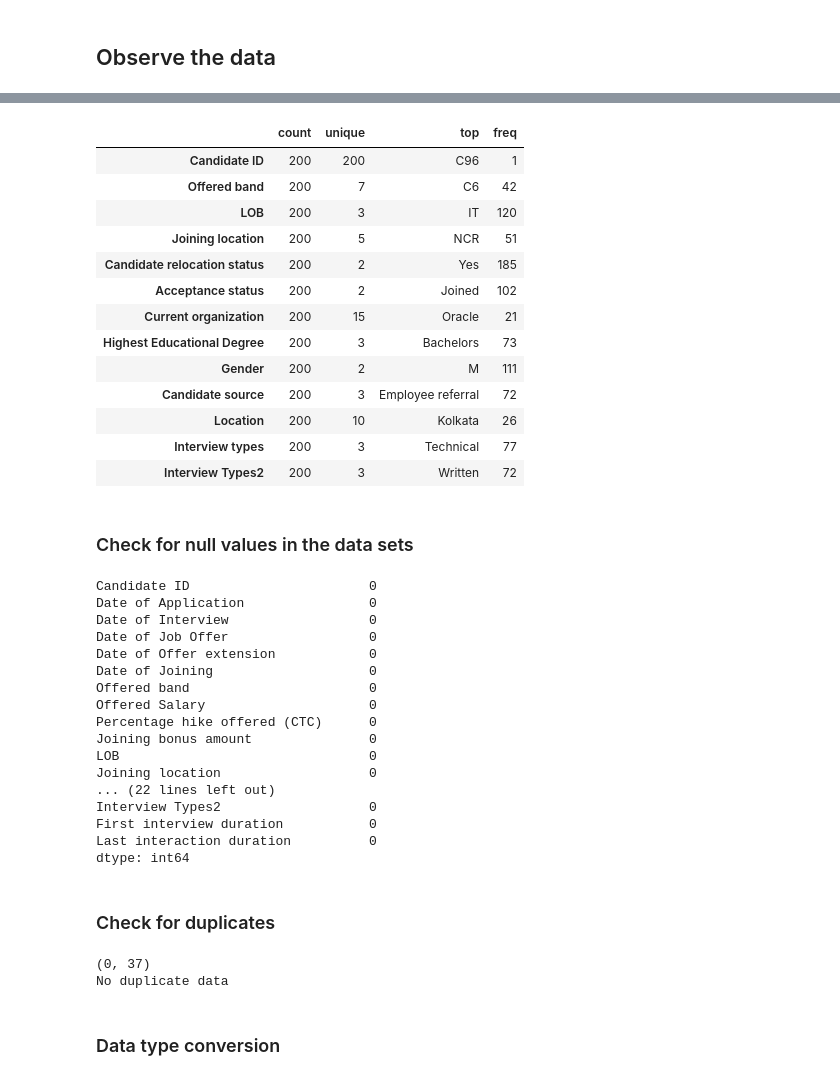
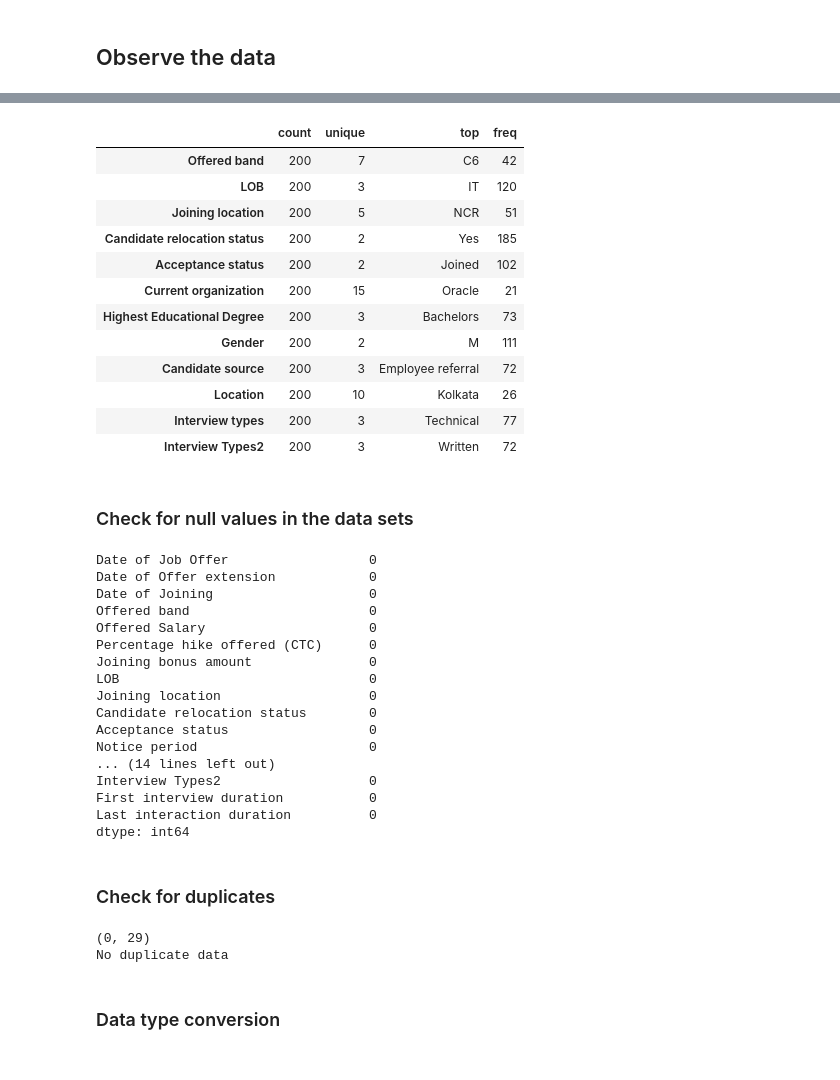
Before and after one commit to karunyads/MiniProject-FE, a Jupyter notebook: FE_PROJECT1_06.ipynb, the cells around one changed output, grey strips where cells are left out. Saved outputs shown, nothing was run; the diff lists cells and outputs as text; code cells hidden in the pictures.

```diff
--- a/FE_PROJECT1_06.ipynb
+++ b/FE_PROJECT1_06.ipynb
@@ -92,3 +108,6 @@ master_data.head().T
+# %%
+#Drop columns from the dataframe
+data = master_data.drop(["Candidate ID", "Date of Application", "Date of Interview", "Current gross salary", "Year of graduation","DOB","Written Test Date","Date of first Interview"], axis=1)
 # %% [markdown]
 ## Get dimensionality of the data
 # %%
@@ -159,10 +180,9 @@ master_data.describe().T
 | First interview duration | 200.0 | 3.570000e+01 | 1.439779e+01 | 15.00000 | 2.500000e+01 | 4.000000e+01 | 4.500000e+01 | 6.000000e+01 |
 | Last interaction duration | 200.0 | 3.512500e+01 | 1.476310e+01 | 15.00000 | 2.500000e+01 | 3.000000e+01 | 4.500000e+01 | 6.000000e+01 |
 # %%
-master_data.describe(include=["object"]).T
+data.describe(include=["object"]).T
 # %% [output]
 |  | count | unique | top | freq |
-| Candidate ID | 200 | 200 | C96 | 1 |
 | Offered band | 200 | 7 | C6 | 42 |
 | LOB | 200 | 3 | IT | 120 |
 | Joining location | 200 | 5 | NCR | 51 |
@@ -178,11 +198,8 @@ master_data.describe(include=["object"]).T
 # %% [markdown]
 ### Check for null values in the data sets
 # %%
-master_data.isnull().sum()
+data.isnull().sum()
 # %% [output]
-Candidate ID                       0
-Date of Application                0
-Date of Interview                  0
 Date of Job Offer                  0
 Date of Offer extension            0
 Date of Joining                    0
@@ -192,7 +209,10 @@ Percentage hike offered (CTC)      0
 Joining bonus amount               0
 LOB                                0
 Joining location                   0
-... (22 lines left out)
+Candidate relocation status        0
+Acceptance status                  0
+Notice period                      0
+... (14 lines left out)
 Interview Types2                   0
 First interview duration           0
 Last interaction duration          0
@@ -201,11 +221,11 @@ dtype: int64
 ### Check for duplicates
 # %%
 #identifying and removing duplicate values
-duplicate_rows_df = master_data[master_data.duplicated()]
+duplicate_rows_df = data[data.duplicated()]
 print( duplicate_rows_df.shape)
 print( "No duplicate data")
 # %% [output]
-(0, 37)
+(0, 29)
 No duplicate data
 # %% [markdown]
 ### Data type conversion
```
Also changed, not shown: parts of 21 cells of this notebook.
